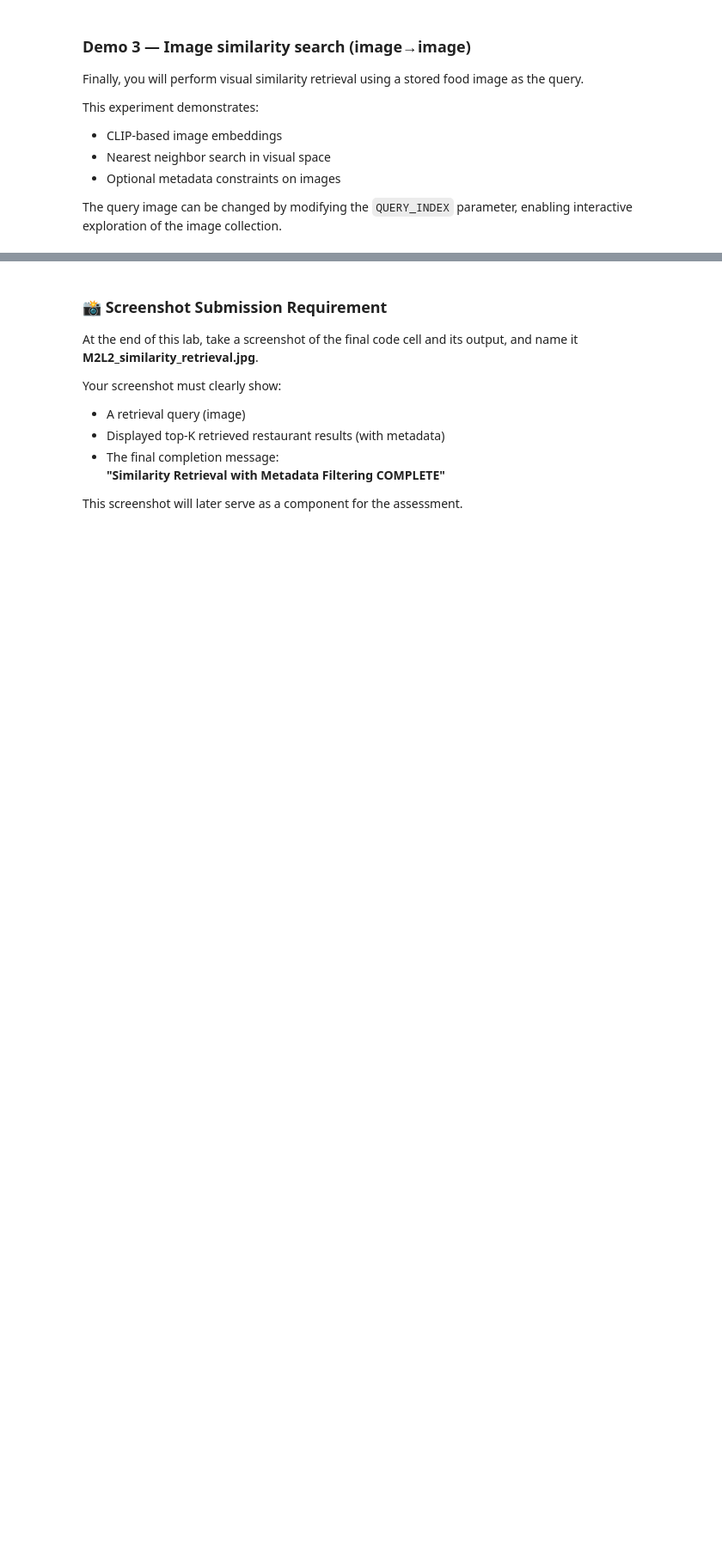
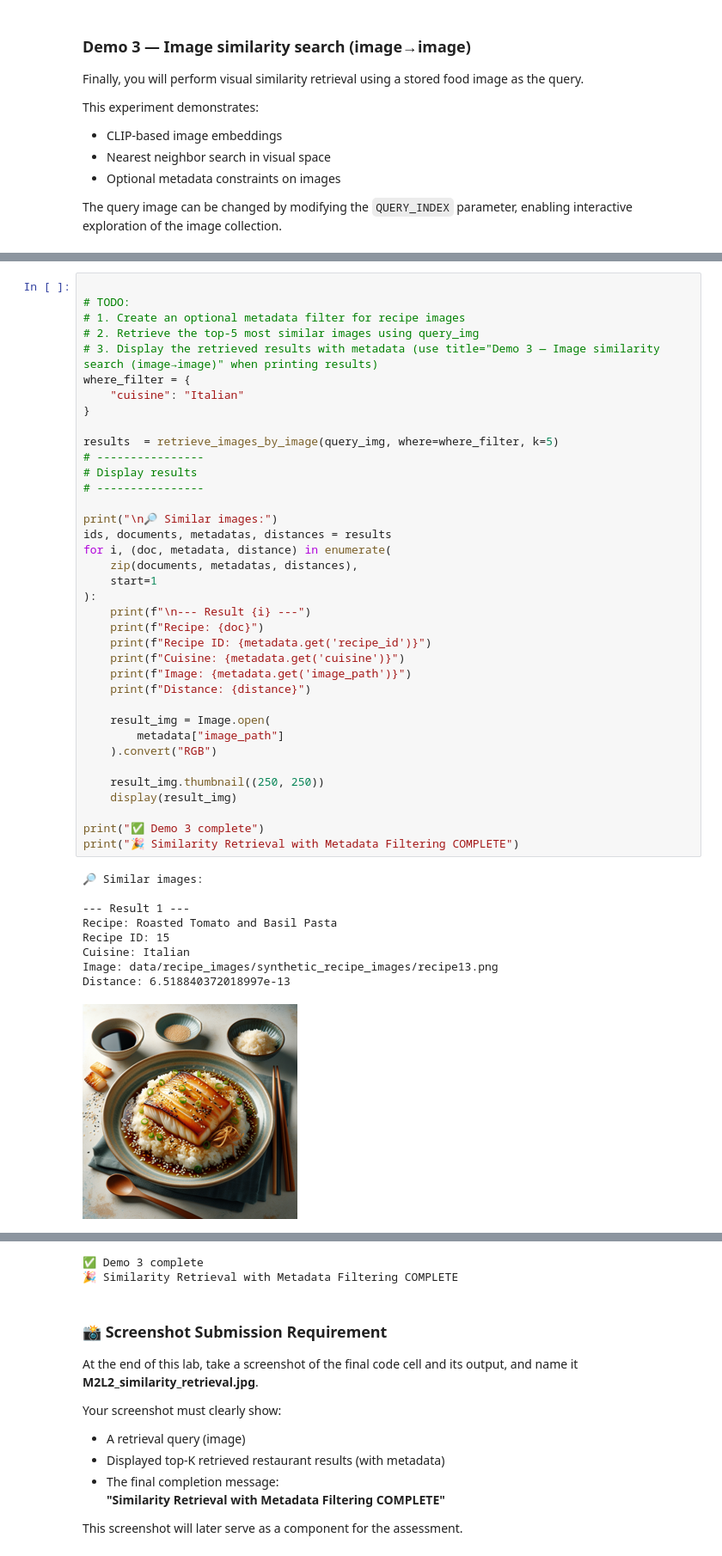
Before and after one commit to zahrahanifehlou/RAG-and-Agentic-AI-Capstone-Project, a Jupyter notebook: M2L2_Lab.ipynb, the cells around one changed output, grey strips where cells are left out. Shown at 86% size. Saved outputs shown, nothing was run; the diff lists cells and outputs as text; blank space fills up the shorter version.

```diff
--- a/M2L2_Lab.ipynb
+++ b/M2L2_Lab.ipynb
@@ -351,0 +427,47 @@ print("🎉 Similarity Retrieval with Metadata Filtering COMPLETE")
+# %%
+
+# TODO:
+# 1. Create an optional metadata filter for recipe images
+# 2. Retrieve the top-5 most similar images using query_img
+# 3. Display the retrieved results with metadata (use title="Demo 3 — Image similarity search (image→image)" when printing results)
+where_filter = {
+    "cuisine": "Italian"
+}
+
+results  = retrieve_images_by_image(query_img, where=where_filter, k=5)
+# ----------------
+# Display results
+# ----------------
+
+print("\n🔎 Similar images:")
+ids, documents, metadatas, distances = results
+for i, (doc, metadata, distance) in enumerate(
+    zip(documents, metadatas, distances),
+    start=1
+):
+    print(f"\n--- Result {i} ---")
+    print(f"Recipe: {doc}")
+    print(f"Recipe ID: {metadata.get('recipe_id')}")
+    print(f"Cuisine: {metadata.get('cuisine')}")
+    print(f"Image: {metadata.get('image_path')}")
+    print(f"Distance: {distance}")
+
+    result_img = Image.open(
+        metadata["image_path"]
+    ).convert("RGB")
+
+    result_img.thumbnail((250, 250))
+    display(result_img)
+
+print("✅ Demo 3 complete")
+print("🎉 Similarity Retrieval with Metadata Filtering COMPLETE")
+# %% [output]
+🔎 Similar images:
+
+--- Result 1 ---
+Recipe: Roasted Tomato and Basil Pasta
+Recipe ID: 15
+Cuisine: Italian
+Image: data/recipe_images/synthetic_recipe_images/recipe13.png
+Distance: 6.518840372018997e-13
+[figure, added]
@@ -352,3 +502,5 @@ print("🎉 Similarity Retrieval with Metadata Filtering COMPLETE")
+✅ Demo 3 complete
+🎉 Similarity Retrieval with Metadata Filtering COMPLETE
 # %% [markdown]
 ### 📸 Screenshot Submission Requirement
 
```
Also changed, not shown: parts of 10 cells of this notebook, 3 other files.
